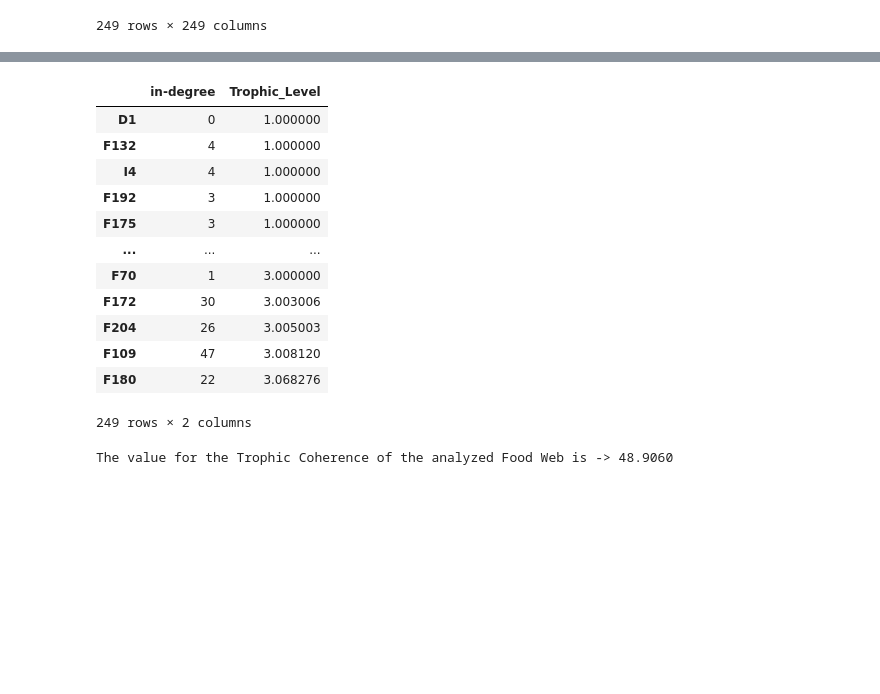
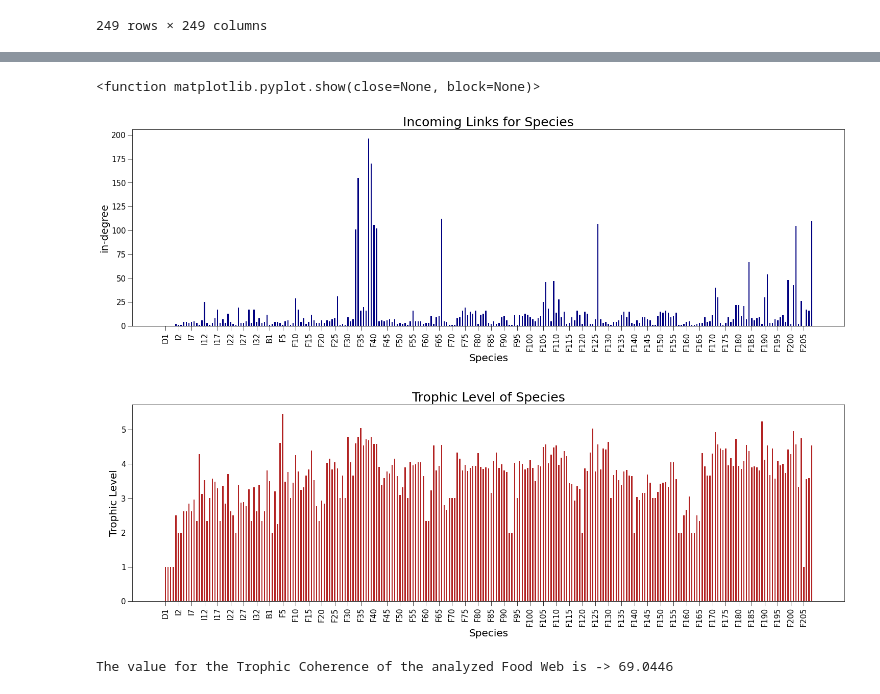
Before and after one commit to AndreaLazzari/PhysicalModelsOfLivingSystems, a Jupyter notebook: Week4/Homework_Week4_Lazzari.ipynb, the cells around one changed output, grey strips where cells are left out. Saved outputs shown, nothing was run; the diff lists cells and outputs as text; code cells hidden in the pictures; blank space fills up the shorter version.

```diff
--- a/Week4/Homework_Week4_Lazzari.ipynb
+++ b/Week4/Homework_Week4_Lazzari.ipynb
@@ -497,10 +552,11 @@ def trophic_level(df_food , df, inc_link, s, species):
 # %%
-df = pd.DataFrame.from_dict(k_in_sorted, orient='index', columns=['in-degree'])
-df['Trophic_Level'] = np.nan
-df.loc['D1':'F205','Trophic_Level'] = 1
+df = pd.DataFrame.from_dict(k_in, orient='index', columns=['in-degree'])
+df['Trophic_Level'] = np.zeros_like(df.index)
 
 species = list(df.index)
-df_sort = df_food.reindex(index=df.index, columns=df.index)
 
-while np.isnan(df['Trophic_Level']).any():
-    trophic_level(df_sort, df, k_in_sorted, 'F38', species)
+for s in species:
+    if df.loc[s,'Trophic_Level'] == 0:
+        trophic_level(df_food , df, k_in, s)
+
+df
@@ -507,20 +577,33 @@ while np.isnan(df['Trophic_Level']).any():
-# %%
-df.sort_values(by=['Trophic_Level'], inplace=True)
-df
-# %% [output]
-|  | in-degree | Trophic_Level |
-| D1 | 0 | 1.000000 |
-| F132 | 4 | 1.000000 |
-| I4 | 4 | 1.000000 |
-| F192 | 3 | 1.000000 |
-| F175 | 3 | 1.000000 |
-| ... | ... | ... |
-| F70 | 1 | 3.000000 |
-| F172 | 30 | 3.003006 |
-| F204 | 26 | 3.005003 |
-| F109 | 47 | 3.008120 |
-| F180 | 22 | 3.068276 |
-249 rows × 2 columns
+# %%
+fig, ax = plt.subplots(2, 1, figsize=(25, 17))
+
+ax[0].bar(df.index, df['in-degree'], color = 'navy', width = 0.5)
+
+ax[0].set_title('Incoming Links for Species', fontsize = 25)
+ax[0].set_xlabel('Species', fontsize = 20)
+ax[0].set_ylabel('in-degree', fontsize = 20)
+
+ax[0].set_xticks(np.arange(len(df.index))[::5])
+ax[0].set_xticklabels(df.index[::5], rotation=90)
+ax[0].tick_params(axis='both', which='major', labelsize=15, length=9)
+
+plt.subplots_adjust(hspace=0.4)
+
+ax[1].bar(df.index, df['Trophic_Level'], color = 'firebrick', width = 0.5)
+
+ax[1].set_title('Trophic Level of Species', fontsize = 25)
+ax[1].set_xlabel('Species', fontsize = 20)
+ax[1].set_ylabel('Trophic Level', fontsize = 20)
+
+ax[1].set_xticks(np.arange(len(df.index))[::5])
+ax[1].set_xticklabels(df.index[::5], rotation=90)
+ax[1].tick_params(axis='both', which='major', labelsize=15, length=9)
+
+
+plt.show
+# %% [output]
+<function matplotlib.pyplot.show(close=None, block=None)>
+[figure, added]
 # %%
 #Calculating the Trophic Coherence
 
@@ -532,4 +615,4 @@ q = np.sqrt(np.sum(np.array(df_reind)*(tr_diff**2)) - 1)
 
 print("The value for the Trophic Coherence of the analyzed Food Web is -> %2.4f" %q)
 # %% [output]
-The value for the Trophic Coherence of the analyzed Food Web is -> 48.9060
+The value for the Trophic Coherence of the analyzed Food Web is -> 69.0446
```
Also changed, not shown: parts of 7 cells of this notebook.
